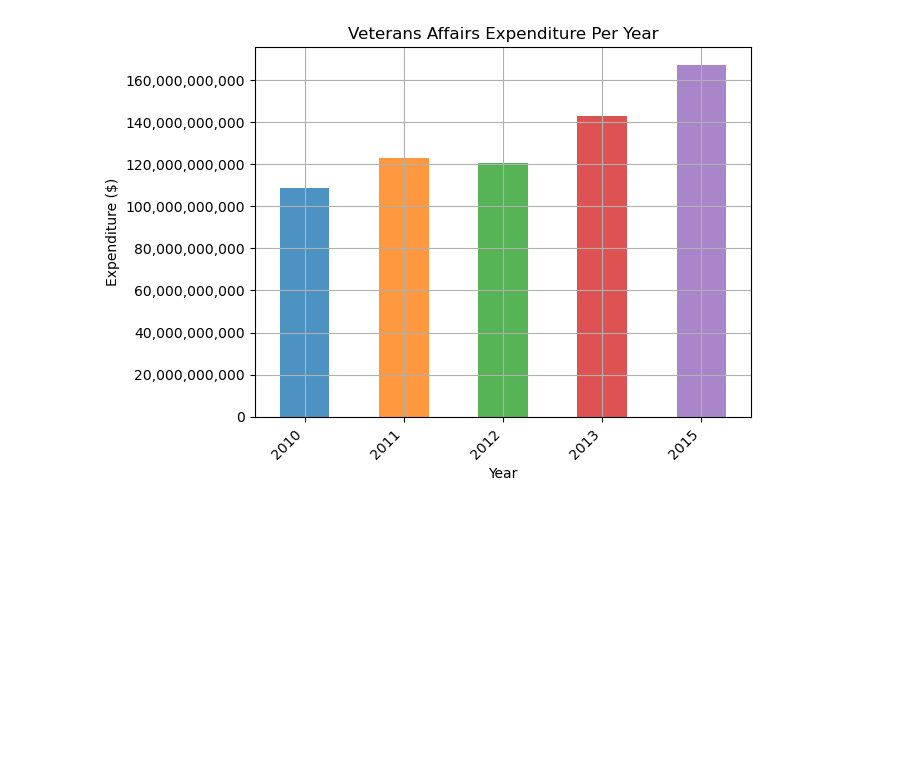
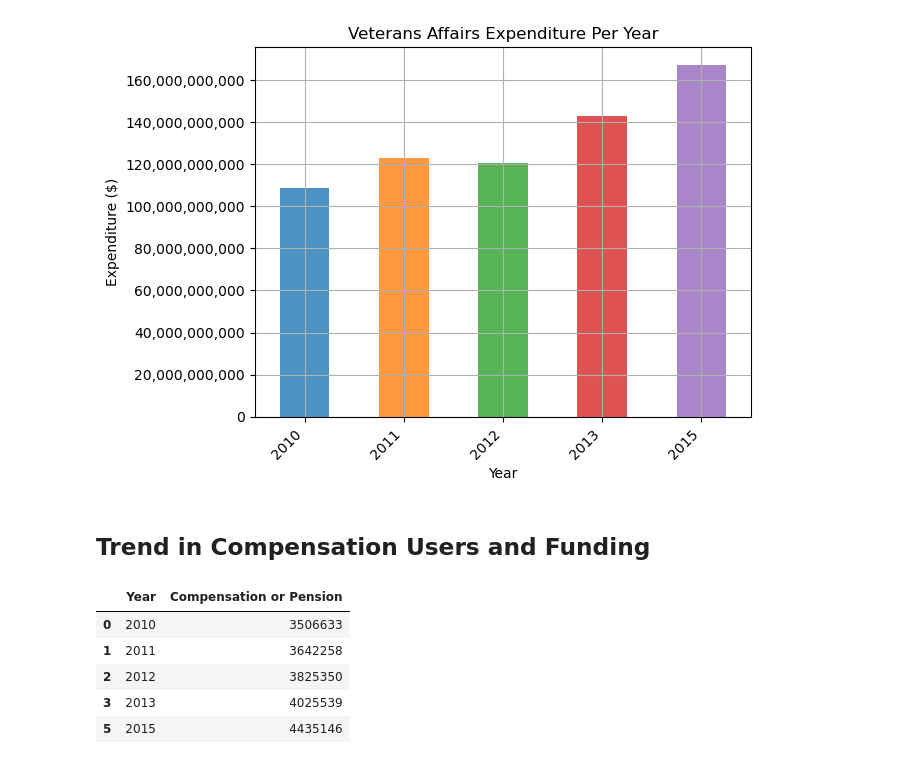
Before and after one commit to nicduffee/project1, a Jupyter notebook: Analysis/nic_budget_analysis.ipynb, the cells around one changed output. Cells and saved outputs as stored; diff of their text form; code cells hidden in the pictures; blank space fills up the shorter version.

```diff
--- a/Analysis/nic_budget_analysis.ipynb
+++ b/Analysis/nic_budget_analysis.ipynb
@@ -468,3 +485,33 @@ plt.savefig("../Output/VA_Expenditure_Per_Year.png")
 plt.show()
 # %% [output]
 [figure]
+# %% [markdown]
+## Trend in Compensation Users and Funding
+# %%
+#Read in csv and create dataframe
+file_path = Path("../Resources/Programs/Users_by_Program__2010_2021.csv")
+
+program_user_df = pd.read_csv(file_path)
+
+#Getting the years required for comparision
+program_user_df = program_user_df.head(6)
+
+# Remove 2014 as we don't have budget data for 2014
+program_user_df = program_user_df.loc[program_user_df["Year"] != 2014]
+
+# Remove columns that we don't need
+program_user_df = program_user_df.drop(["Vocational Rehabilitation",
+                                       "Memorial Benefits",
+                                       "Education",
+                                       "Life Insurance",
+                                       "Home Loan Guaranty",
+                                       "Health Care"], axis=1)
+
+program_user_df
+# %% [output]
+|  | Year | Compensation or Pension |
+| 0 | 2010 | 3506633 |
+| 1 | 2011 | 3642258 |
+| 2 | 2012 | 3825350 |
+| 3 | 2013 | 4025539 |
+| 5 | 2015 | 4435146 |
```
Also changed, not shown: parts of 6 cells of this notebook, 8 other files.
